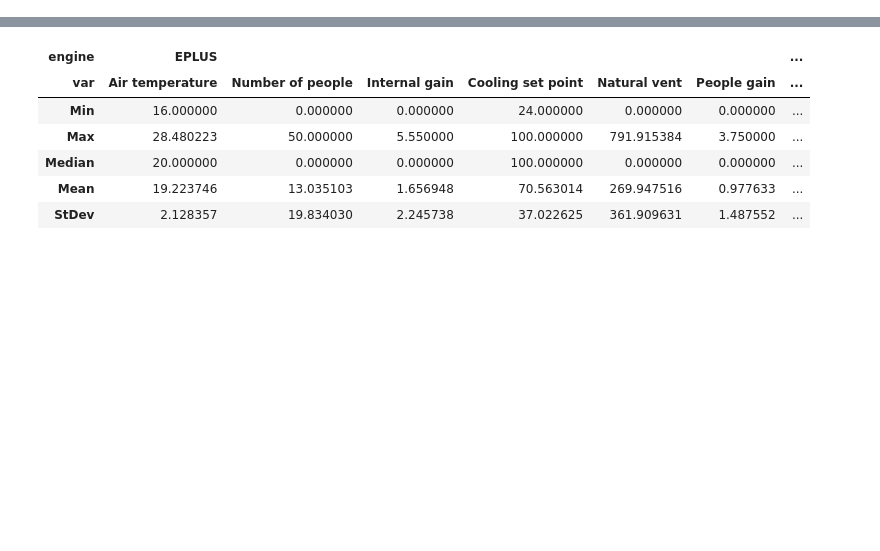
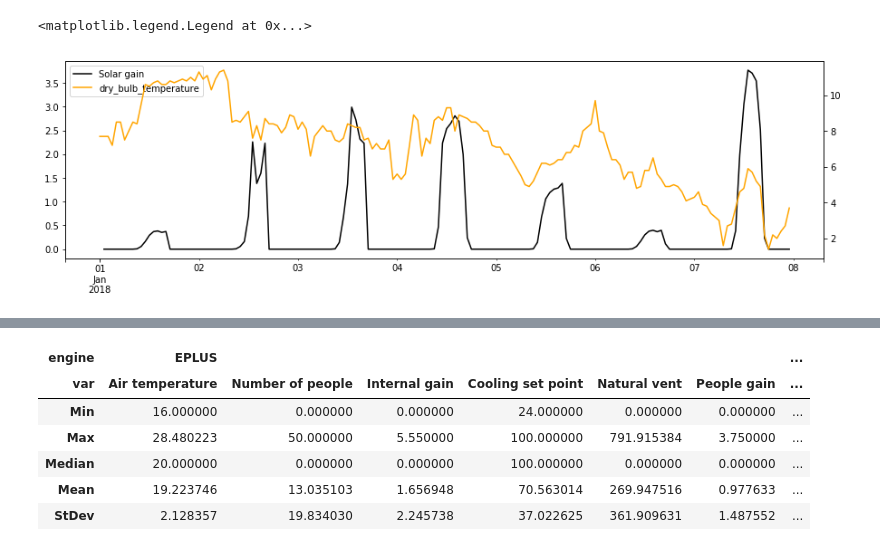
Before and after one commit to FraserGreenroyd/SAMAzure, a Jupyter notebook: TestFiles/reference/outputComparison/Testing Script.ipynb, the cells around one changed output, grey strips where cells are left out. Cells and saved outputs as stored; diff of their text form; code cells hidden in the pictures; blank space fills up the shorter version.

```diff
--- a/TestFiles/reference/outputComparison/Testing Script.ipynb
+++ b/TestFiles/reference/outputComparison/Testing Script.ipynb
@@ -59,9 +57,12 @@ for _file in old_results:
     except:
         print("{0:} not found".format(_file))
 
-print("\n")
+print("\nRunning simulation ...")
 
-subprocess.call("/Applications/EnergyPlus-8-8-0/energyplus-8.8.0 -a -x -r -w /Users/Tristan/Desktop/SAMAzure/TestFiles/Resources/GBR_Cardiff_CIBSE_TRY_ORIGINAL.epw /Users/Tristan/Desktop/SAMAzure/TestFiles/reference/outputComparison/Test_4Zone_modified.idf", shell=True)
+weatherfile = "C:/Users/tgerrish/Desktop/SAMAzure/TestFiles/Resources/GBR_Cardiff_CIBSE_TRY_ORIGINAL.epw"
+
+# subprocess.call("/Applications/EnergyPlus-8-8-0/energyplus-8.8.0 -a -x -r -w /Users/Tristan/Desktop/SAMAzure/TestFiles/Resources/GBR_Cardiff_CIBSE_TRY_ORIGINAL.epw /Users/Tristan/Desktop/SAMAzure/TestFiles/reference/outputComparison/Test_4Zone_modified.idf", shell=True)
+subprocess.call("C:/EnergyPlusV8-8-0/energyplus.exe -a -x -r -w {0:} C:/Users/tgerrish/Desktop/SAMAzure/TestFiles/reference/outputComparison/Test_4Zone_modified.idf".format(weatherfile), shell=True)
 
 print("Simulation complete")
 
@@ -208,0 +262,16 @@ MultiIndex(levels=[[u'Zone1', u'Zone2', u'Zone3', u'Zone4'], [u'Air temperature'
+# %%
+space = "Zone1"
+variable = link_vars.values()[4]
+start = "2018-01-01"
+end = "2018-01-07"
+
+fig, ax1 = plt.subplots(1, 1, figsize=(15, 4))
+ax2 = ax1.twinx()
+EPLUS_WEATHER["dry_bulb_temperature"][start:end].plot(ax=ax2, c="orange")
+EPLUS[space][variable][start:end].plot(ax=ax1, c="black")
+h1, l1 = ax1.get_legend_handles_labels()
+h2, l2 = ax2.get_legend_handles_labels()
+ax1.legend(h1+h2, l1+l2, loc=0)
+# %% [output]
+<matplotlib.legend.Legend at 0x...>
+[figure, added]
```
Also changed, not shown: parts of 10 cells of this notebook, 14 other files.
